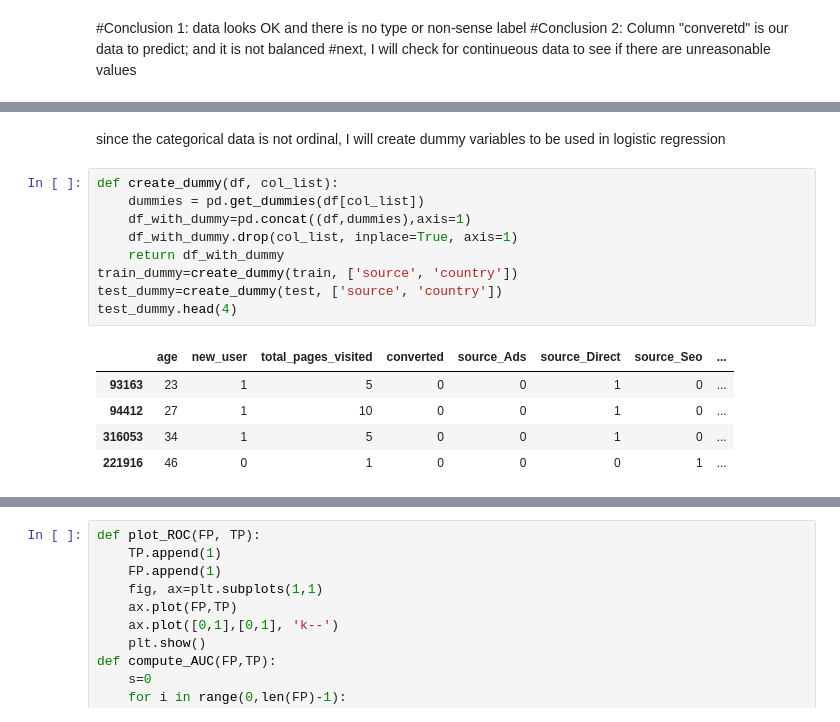
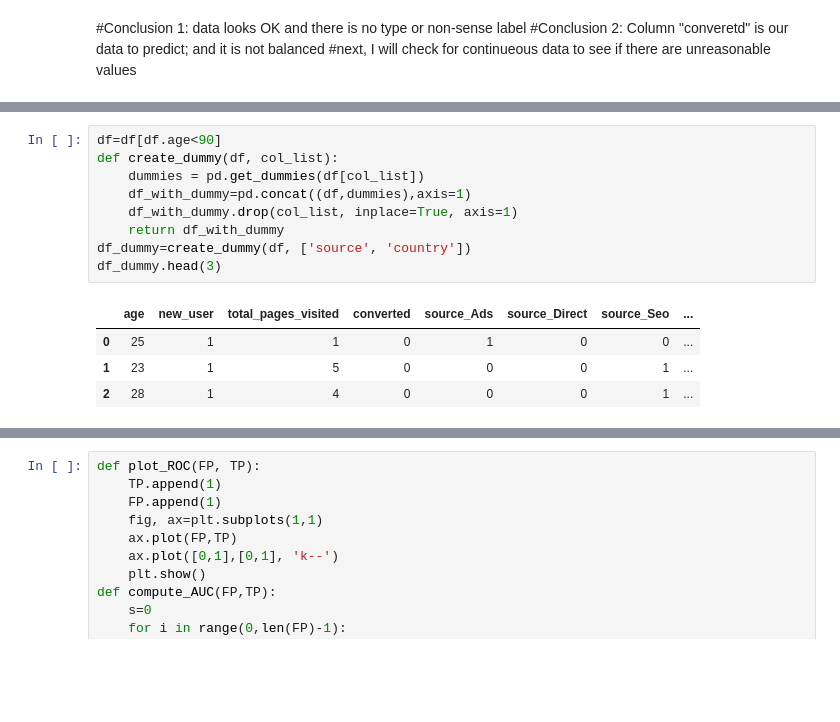
Before and after one commit to haniramezani/WebsiteConversion, a Jupyter notebook: Conversion analysis.ipynb, the cells around one changed output, grey strips where cells are left out. Saved outputs shown, nothing was run; the diff lists cells and outputs as text; blank space fills up the shorter version.

```diff
--- a/Conversion analysis.ipynb
+++ b/Conversion analysis.ipynb
@@ -88,17 +70,14 @@ test_converted=map_data(test)
-# %% [markdown]
- since the categorical data is not ordinal, I will create dummy variables to be used in logistic regression
 # %%
+df=df[df.age<90]
 def create_dummy(df, col_list):
     dummies = pd.get_dummies(df[col_list])
     df_with_dummy=pd.concat((df,dummies),axis=1)
     df_with_dummy.drop(col_list, inplace=True, axis=1)
     return df_with_dummy
-train_dummy=create_dummy(train, ['source', 'country'])
-test_dummy=create_dummy(test, ['source', 'country'])
-test_dummy.head(4)
+df_dummy=create_dummy(df, ['source', 'country'])
+df_dummy.head(3)
 # %% [output]
 |  | age | new_user | total_pages_visited | converted | source_Ads | source_Direct | source_Seo | ... |
-| 93163 | 23 | 1 | 5 | 0 | 0 | 1 | 0 | ... |
-| 94412 | 27 | 1 | 10 | 0 | 0 | 1 | 0 | ... |
-| 316053 | 34 | 1 | 5 | 0 | 0 | 1 | 0 | ... |
-| 221916 | 46 | 0 | 1 | 0 | 0 | 0 | 1 | ... |
+| 0 | 25 | 1 | 1 | 0 | 1 | 0 | 0 | ... |
+| 1 | 23 | 1 | 5 | 0 | 0 | 0 | 1 | ... |
+| 2 | 28 | 1 | 4 | 0 | 0 | 0 | 1 | ... |
```
Also changed, not shown: parts of 30 cells of this notebook.
